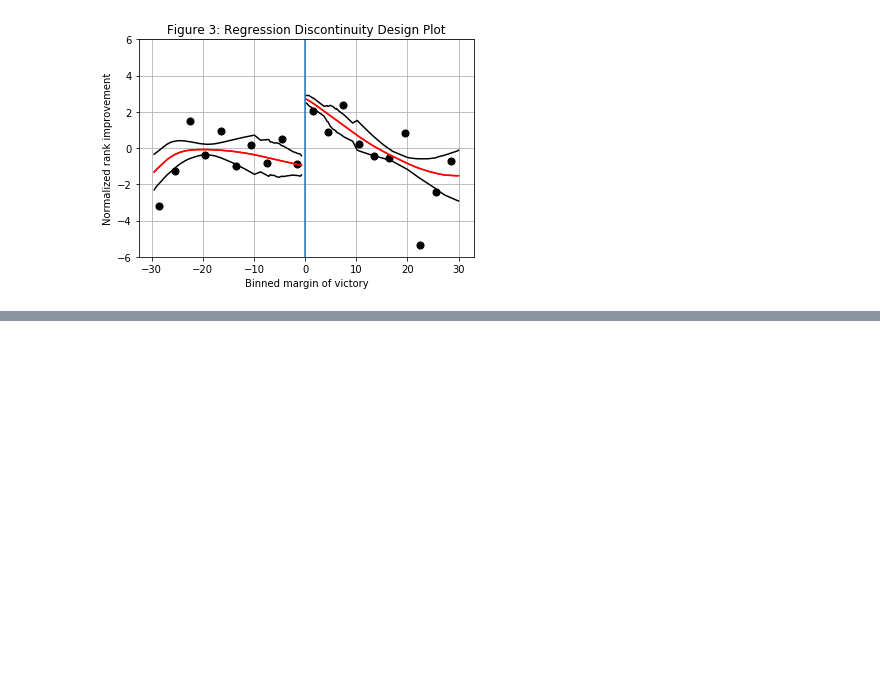
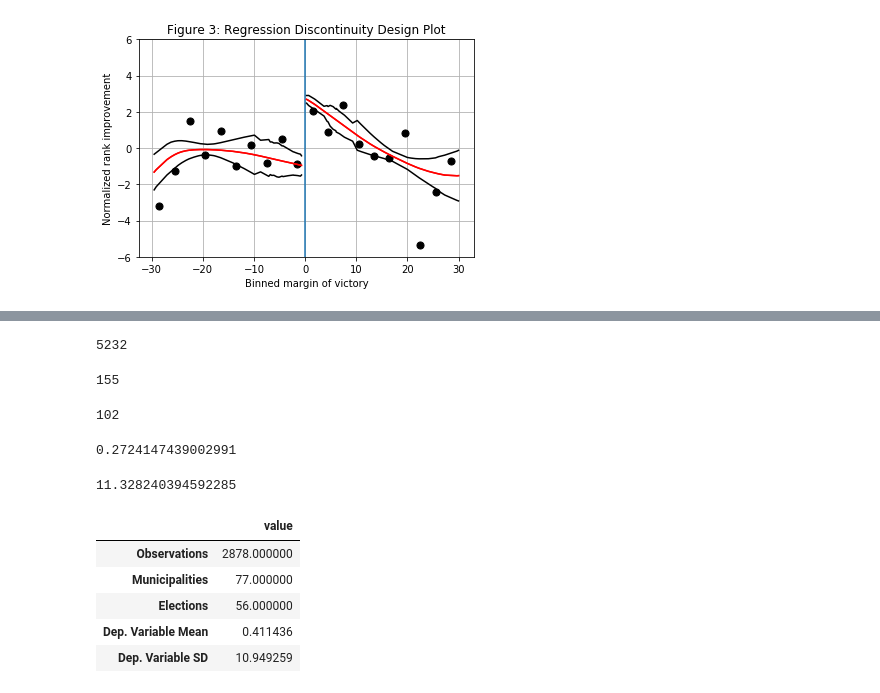
Before and after one commit to DaLueke/replication-baskeran-hessami-2018, a Jupyter notebook: student_project.ipynb, the cells around one changed output, grey strips where cells are left out. Saved outputs shown, nothing was run; the diff lists cells and outputs as text; code cells hidden in the pictures; blank space fills up the shorter version.

```diff
--- a/student_project.ipynb
+++ b/student_project.ipynb
@@ -358,0 +420,49 @@ df0_test, df0_lower_b = rdd_plot(data=rdd_data, x_variable="margin_1", y_variabl
+# %%
+# number of Observations
+rdd_data.loc[abs(rdd_data["margin_1"])<bw]["gewinn_norm"].count()
+# %% [output]
+5232
+# %%
+# number of elections
+rdd_data.loc[abs(rdd_data["margin_1"])<bw]["gkz_jahr"].nunique()
+# %% [output]
+155
+# %%
+# number of municipalities
+rdd_data.loc[abs(rdd_data["margin_1"])<bw]["gkz"].nunique()
+# %% [output]
+102
+# %%
+# Mean of the dependend variable
+rdd_data.loc[abs(rdd_data["margin_1"])<bw]["gewinn_norm"].mean()
+# %% [output]
+0.2724147439002991
+# %%
+# SD of the dependend variable
+rdd_data.loc[abs(rdd_data["margin_1"])<bw]["gewinn_norm"].std()
+# %% [output]
+11.328240394592285
+# %%
+# Descriptives of the regression result
+N = rdd_data.loc[abs(rdd_data["margin_1"])<bw]["gewinn_norm"].count()
+elec = rdd_data.loc[abs(rdd_data["margin_1"])<bw]["gkz_jahr"].nunique()
+muni = rdd_data.loc[abs(rdd_data["margin_1"])<bw]["gkz"].nunique()
+y_mean = rdd_data.loc[abs(rdd_data["margin_1"])<bw]["gewinn_norm"].mean()
+y_sd = rdd_data.loc[abs(rdd_data["margin_1"])<bw]["gewinn_norm"].std()
+main_result_descriptive = pd.DataFrame(data=[N, elec, muni, y_mean, y_sd],
+                                       index=["Observations",
+                                              "Municipalities",
+                                              "Elections",
+                                              "Dep. Variable Mean",
+                                              "Dep. Variable SD"
+                                             ],
+                                       columns = ["value"],
+                                      )
+main_result_descriptive
+# %% [output]
+|  | value |
+| Observations | 2878.000000 |
+| Municipalities | 77.000000 |
+| Elections | 56.000000 |
+| Dep. Variable Mean | 0.411436 |
+| Dep. Variable SD | 10.949259 |
```
Also changed, not shown: parts of 12 cells of this notebook.
